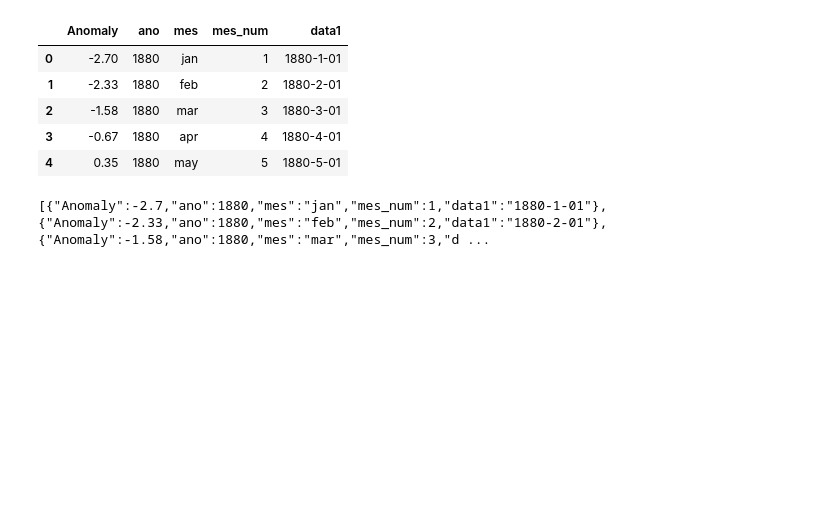
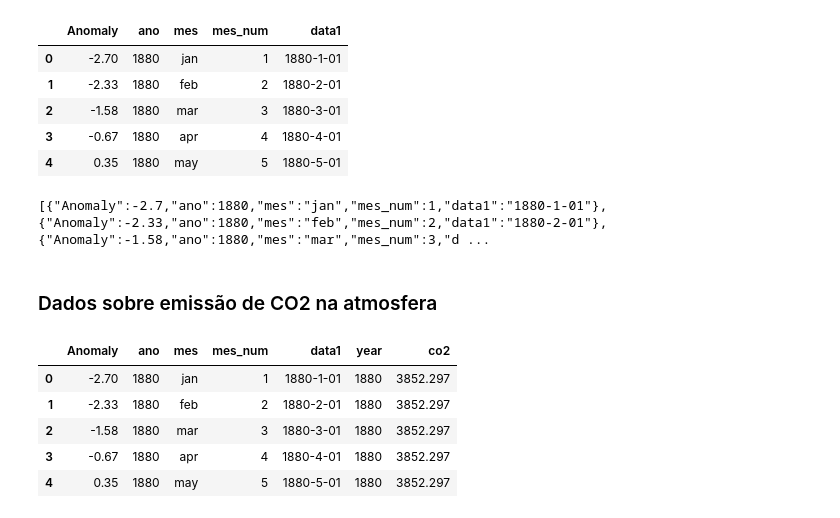
Before and after one commit to alexlopespereira/enapespcd2021, a Jupyter notebook: D9/Notebooks/Aula8_Gerar_CompartilharArquivo.ipynb, the cells around one changed output. Drawn from its saved outputs; the diff is of its cells as text; code cells hidden in the pictures; blank space fills up the shorter version.

```diff
--- a/D9/Notebooks/Aula8_Gerar_CompartilharArquivo.ipynb
+++ b/D9/Notebooks/Aula8_Gerar_CompartilharArquivo.ipynb
@@ -45,3 +45,19 @@ df.to_json("./global_temperature_anomalies_tratado.json", orient='records') ## E
 !head ./global_temperature_anomalies_tratado.json
 # %% [output]
 [{"Anomaly":-2.7,"ano":1880,"mes":"jan","mes_num":1,"data1":"1880-1-01"},{"Anomaly":-2.33,"ano":1880,"mes":"feb","mes_num":2,"data1":"1880-2-01"},{"Anomaly":-1.58,"ano":1880,"mes":"mar","mes_num":3,"d ...
+# %% [markdown]
+### Dados sobre emissão de CO2 na atmosfera
+# %%
+# Fonte: https://ourworldindata.org/co2-and-other-greenhouse-gas-emissions
+# Vamos usar a variável da coluna co2
+dfco2_orig = pd.read_csv("https://raw.githubusercontent.com/owid/co2-data/master/owid-co2-data.csv")
+dfco2g = dfco2_orig.groupby('year')['co2'].sum().to_frame().reset_index()
+dfmerge = df.merge(dfco2g, left_on='ano', right_on='year')
+dfmerge.head()
+# %% [output]
+|  | Anomaly | ano | mes | mes_num | data1 | year | co2 |
+| 0 | -2.70 | 1880 | jan | 1 | 1880-1-01 | 1880 | 3852.297 |
+| 1 | -2.33 | 1880 | feb | 2 | 1880-2-01 | 1880 | 3852.297 |
+| 2 | -1.58 | 1880 | mar | 3 | 1880-3-01 | 1880 | 3852.297 |
+| 3 | -0.67 | 1880 | apr | 4 | 1880-4-01 | 1880 | 3852.297 |
+| 4 | 0.35 | 1880 | may | 5 | 1880-5-01 | 1880 | 3852.297 |
```
Also changed, not shown: parts of 1 cell of this notebook, 1 other file.
